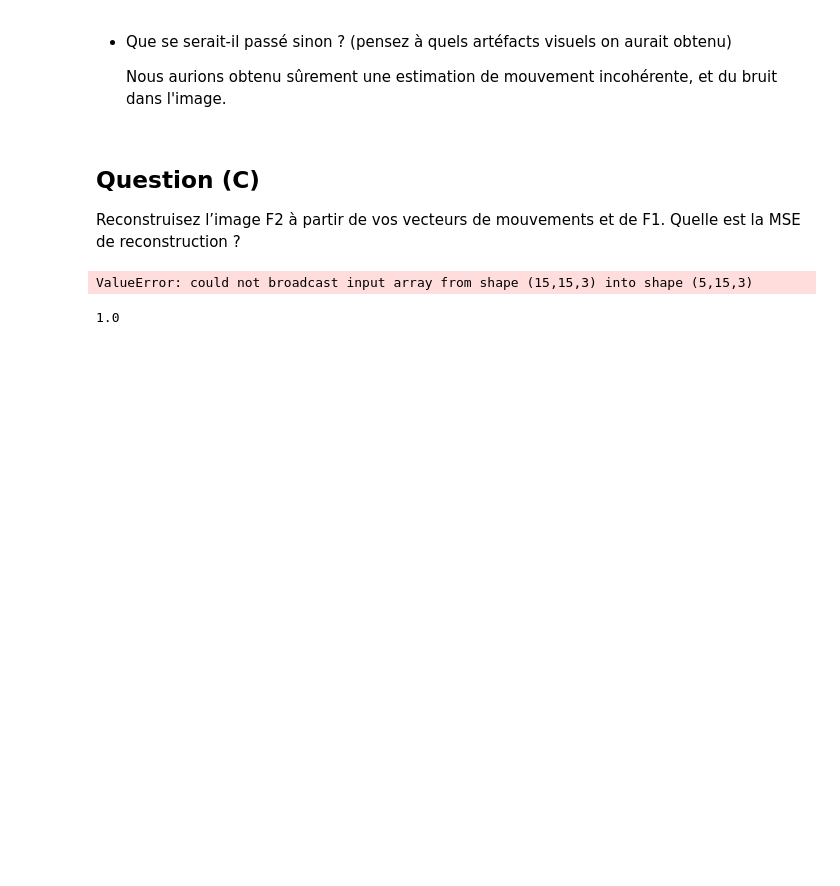
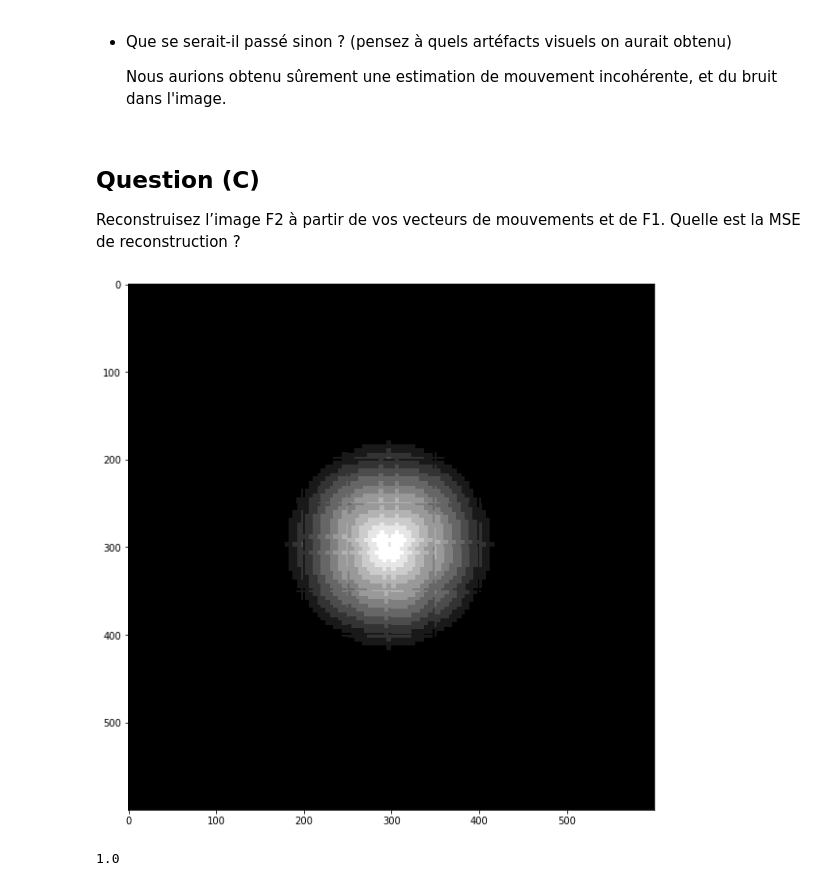
Before and after one commit to Bast-94/cv-practical-works-2023, a Jupyter notebook: tp2/notebook.ipynb, the cells around one changed output. Cells and saved outputs as stored; diff of their text form; code cells hidden in the pictures; blank space fills up the shorter version.

```diff
--- a/tp2/notebook.ipynb
+++ b/tp2/notebook.ipynb
@@ -205,3 +198,0 @@ Backward estimation by block wise method with 25 for block size and 10 for windo
-# %%
-fig, ax = plt.subplots(figsize =(20, 10))
-plt.imshow(img_to_display)
@@ -221,19 +209,21 @@ plt.imshow(img_to_display)
 ## **Question (C)**
 Reconstruisez l’image F2 à partir de vos vecteurs de mouvements et de F1. Quelle est la MSE de reconstruction ?
 # %%
-def predict_and_display_f2(backward_estimator :BackWardEstimator) -> None:
+def predict_f2(backward_estimator :BackWardEstimator) -> None:
+    new_img = np.zeros_like(backward_estimator.f2)
     for vec in backward_estimator.flow_vectors:
         x,y,dx,dy = vec
-        f1_x = x-dx
-        f1_y = y-dy
+        f1_x = x+dx
+        f1_y = y+dy
         block_size = backward_estimator.block_size
-        new_img[x:x+block_size,y:y+block_size] = backward_estimator.f1[f1_x:f1_x+block_size:,f1_y:f1_y+block_size]
+        block_1 =  backward_estimator.f1[f1_x-block_size:f1_x+block_size:,f1_y-block_size:f1_y+block_size]
+        new_img[x-block_size:x+block_size,y-block_size:y+block_size] = block_1
     fig, ax = plt.subplots(figsize =(20, 10))
     display_image(new_img)
     return new_img
-new_img = predict_and_display_f2(backward_estimator)
+new_img = predict_f2(backward_estimator)
 # %% [output]
-ValueError: could not broadcast input array from shape (15,15,3) into shape (5,15,3)
+[figure, added]
 # %%
 len(backward_estimator.f2[(backward_estimator.f2 >= 0) & (backward_estimator.f2 <= 255)]) / (640*320*3)
 # %% [output]
```
Also changed, not shown: parts of 8 cells of this notebook.
